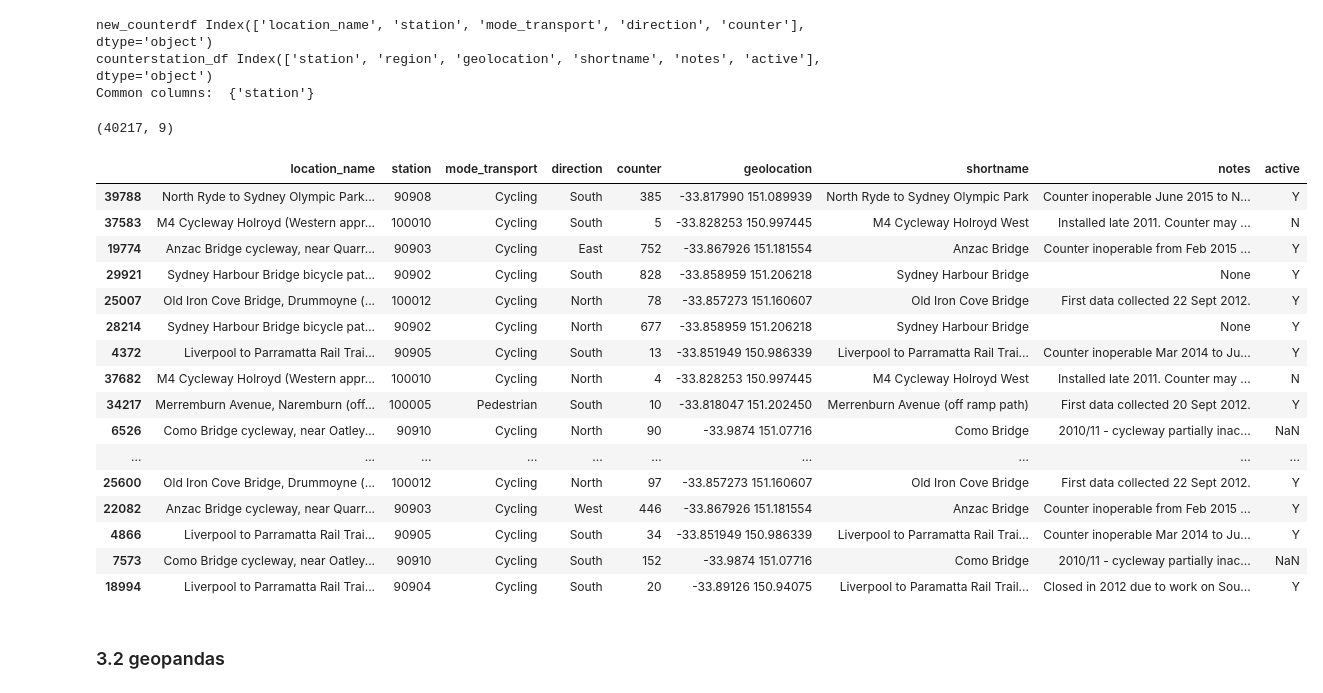
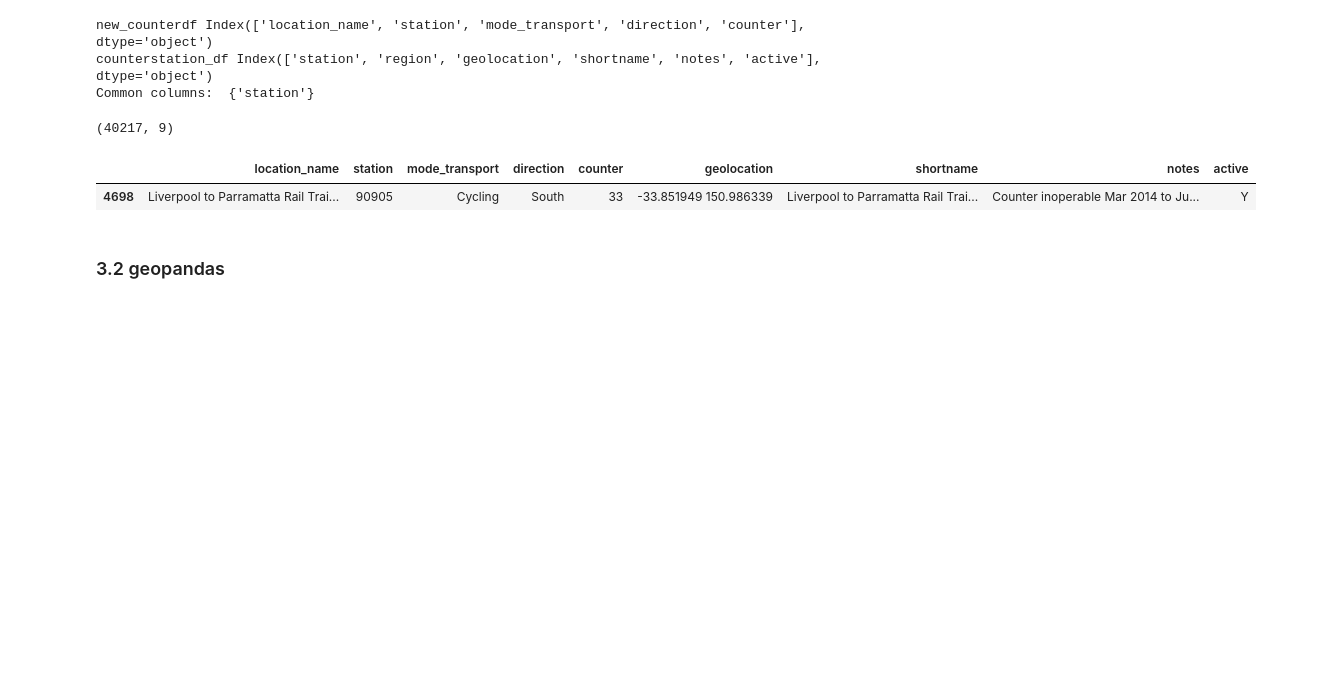
Before and after one commit to bojanasinpyjamas/data_project, a Jupyter notebook: cycleway-data-project.ipynb, the cells around one changed output. Drawn from its saved outputs; the diff is of its cells as text; code cells hidden in the pictures; blank space fills up the shorter version.

```diff
--- a/cycleway-data-project.ipynb
+++ b/cycleway-data-project.ipynb
@@ -301,27 +301,12 @@ Common columns:  {'station'}
 # %%
 #joining geolocation to data
 merged_df = pd.merge(new_counterdf, counterstation_df, on='station')
 print(merged_df.shape)
-merged_df.sample(25)
+merged_df.sample()
 # %% [output]
 (40217, 9)
 |  | location_name | station | mode_transport | direction | counter | geolocation | shortname | notes | active |
-| 39788 | North Ryde to Sydney Olympic Park... | 90908 | Cycling | South | 385 | -33.817990 151.089939 | North Ryde to Sydney Olympic Park | Counter inoperable June 2015 to N... | Y |
-| 37583 | M4 Cycleway Holroyd (Western appr... | 100010 | Cycling | South | 5 | -33.828253 150.997445 | M4 Cycleway Holroyd West | Installed late 2011. Counter may ... | N |
-| 19774 | Anzac Bridge cycleway, near Quarr... | 90903 | Cycling | East | 752 | -33.867926 151.181554 | Anzac Bridge | Counter inoperable from Feb 2015 ... | Y |
-| 29921 | Sydney Harbour Bridge bicycle pat... | 90902 | Cycling | South | 828 | -33.858959 151.206218 | Sydney Harbour Bridge | None | Y |
-| 25007 | Old Iron Cove Bridge, Drummoyne (... | 100012 | Cycling | North | 78 | -33.857273 151.160607 | Old Iron Cove Bridge | First data collected 22 Sept 2012. | Y |
-| 28214 | Sydney Harbour Bridge bicycle pat... | 90902 | Cycling | North | 677 | -33.858959 151.206218 | Sydney Harbour Bridge | None | Y |
-| 4372 | Liverpool to Parramatta Rail Trai... | 90905 | Cycling | South | 13 | -33.851949 150.986339 | Liverpool to Parramatta Rail Trai... | Counter inoperable Mar 2014 to Ju... | Y |
-| 37682 | M4 Cycleway Holroyd (Western appr... | 100010 | Cycling | North | 4 | -33.828253 150.997445 | M4 Cycleway Holroyd West | Installed late 2011. Counter may ... | N |
-| 34217 | Merremburn Avenue, Naremburn (off... | 100005 | Pedestrian | South | 10 | -33.818047 151.202450 | Merrenburn Avenue (off ramp path) | First data collected 20 Sept 2012. | Y |
-| 6526 | Como Bridge cycleway, near Oatley... | 90910 | Cycling | North | 90 | -33.9874 151.07716 | Como Bridge | 2010/11 - cycleway partially inac... | NaN |
-| ... | ... | ... | ... | ... | ... | ... | ... | ... | ... |
-| 25600 | Old Iron Cove Bridge, Drummoyne (... | 100012 | Cycling | North | 97 | -33.857273 151.160607 | Old Iron Cove Bridge | First data collected 22 Sept 2012. | Y |
-| 22082 | Anzac Bridge cycleway, near Quarr... | 90903 | Cycling | West | 446 | -33.867926 151.181554 | Anzac Bridge | Counter inoperable from Feb 2015 ... | Y |
-| 4866 | Liverpool to Parramatta Rail Trai... | 90905 | Cycling | South | 34 | -33.851949 150.986339 | Liverpool to Parramatta Rail Trai... | Counter inoperable Mar 2014 to Ju... | Y |
-| 7573 | Como Bridge cycleway, near Oatley... | 90910 | Cycling | South | 152 | -33.9874 151.07716 | Como Bridge | 2010/11 - cycleway partially inac... | NaN |
-| 18994 | Liverpool to Parramatta Rail Trai... | 90904 | Cycling | South | 20 | -33.89126 150.94075 | Liverpool to Paramatta Rail Trail... | Closed in 2012 due to work on Sou... | Y |
+| 4698 | Liverpool to Parramatta Rail Trai... | 90905 | Cycling | South | 33 | -33.851949 150.986339 | Liverpool to Parramatta Rail Trai... | Counter inoperable Mar 2014 to Ju... | Y |
 # %% [markdown]
 ### 3.2 geopandas
 # %%
```
